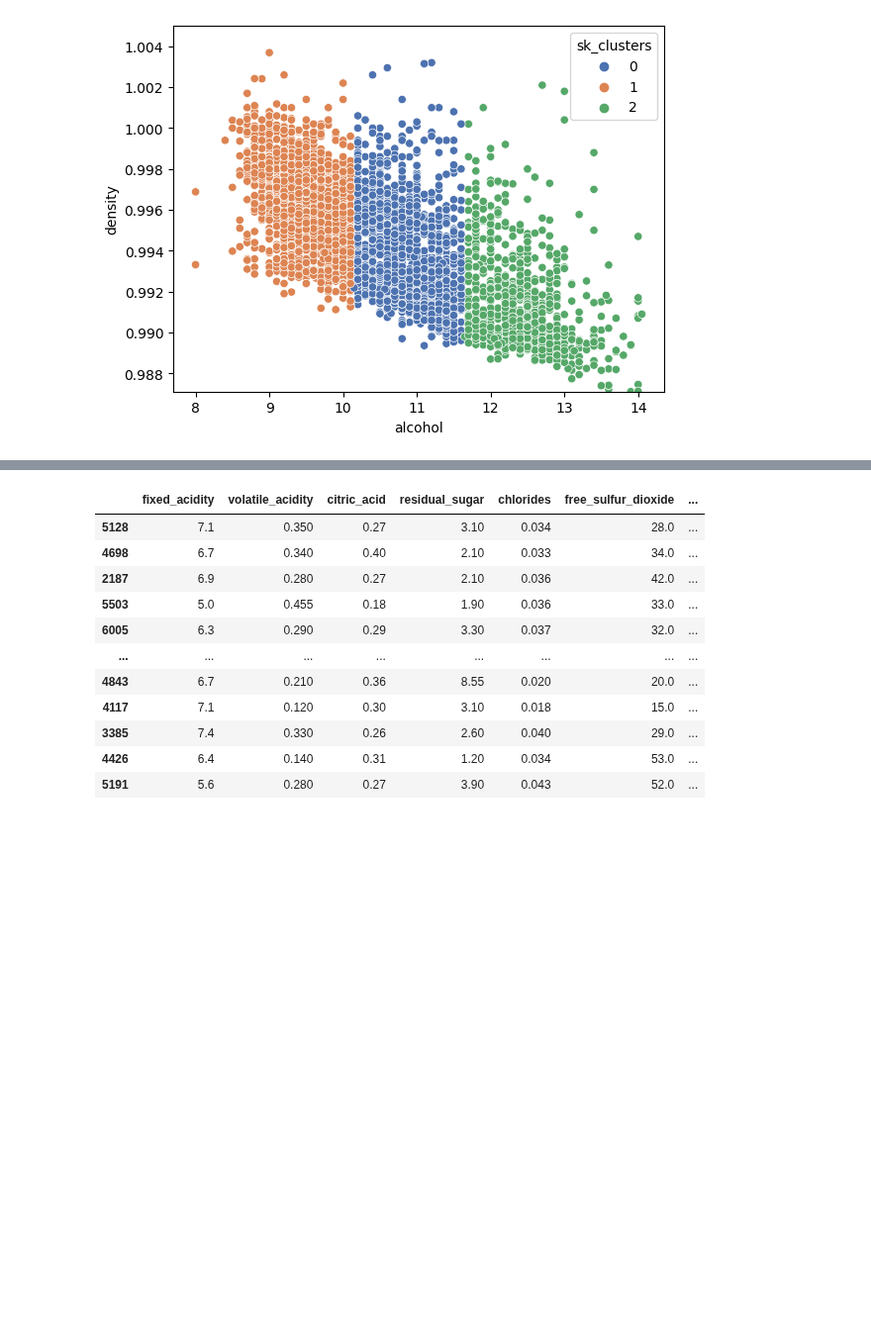
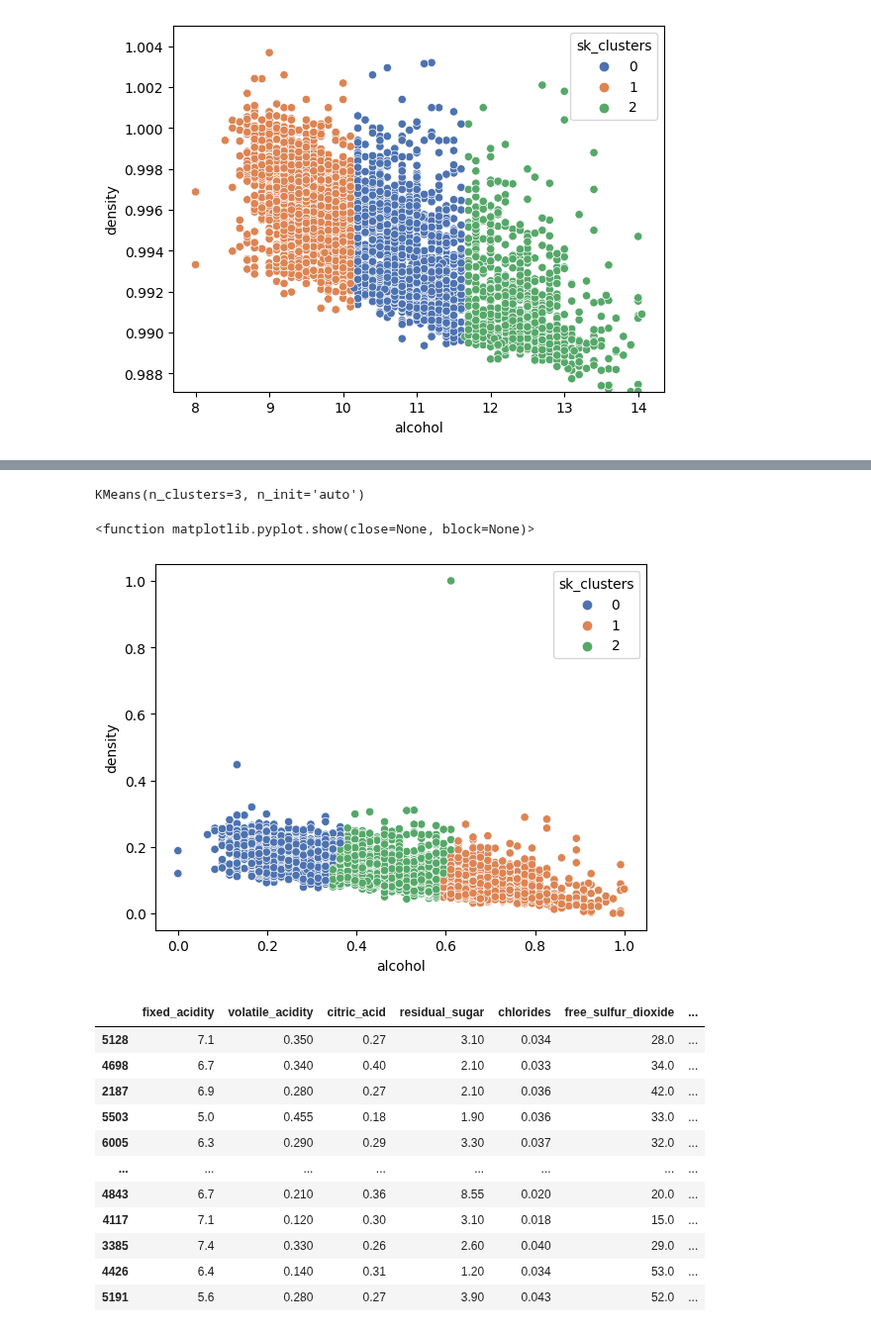
Before and after one commit to Clustering-Project/wine_quality_project, a Jupyter notebook: John/explore.ipynb, the cells around one changed output, grey strips where cells are left out. Shown at 99% size. Cells and saved outputs as stored; diff of their text form; code cells hidden in the pictures; blank space fills up the shorter version.

```diff
--- a/John/explore.ipynb
+++ b/John/explore.ipynb
@@ -1065,3 +1228,5 @@ plt.show
 # %% [output]
 <function matplotlib.pyplot.show(close=None, block=None)>
 [figure]
+# %%
+train_scaled = MinMax_Scaler(train)
@@ -1067,0 +1242,8 @@ plt.show
+# %%
+kmeans = KMeans(n_clusters=3, n_init='auto')
+features = train_scaled[['alcohol', 'density']]
+kmeans.fit(features)
+# %% [output]
+KMeans(n_clusters=3, n_init='auto')
+# %%
+train_scaled['sk_clusters'] = kmeans.labels_
@@ -1068,2 +1252,9 @@ plt.show
+# %%
+sns.scatterplot(data=train_scaled, x='alcohol', y='density', hue='sk_clusters', palette='deep')
+#plt.ylim(min(train_scaled.density), .5)
+plt.show
+# %% [output]
+<function matplotlib.pyplot.show(close=None, block=None)>
+[figure, added]
 # %%
 # Loop through each unique value of "quality"
```
Also changed, not shown: parts of 47 cells of this notebook.
